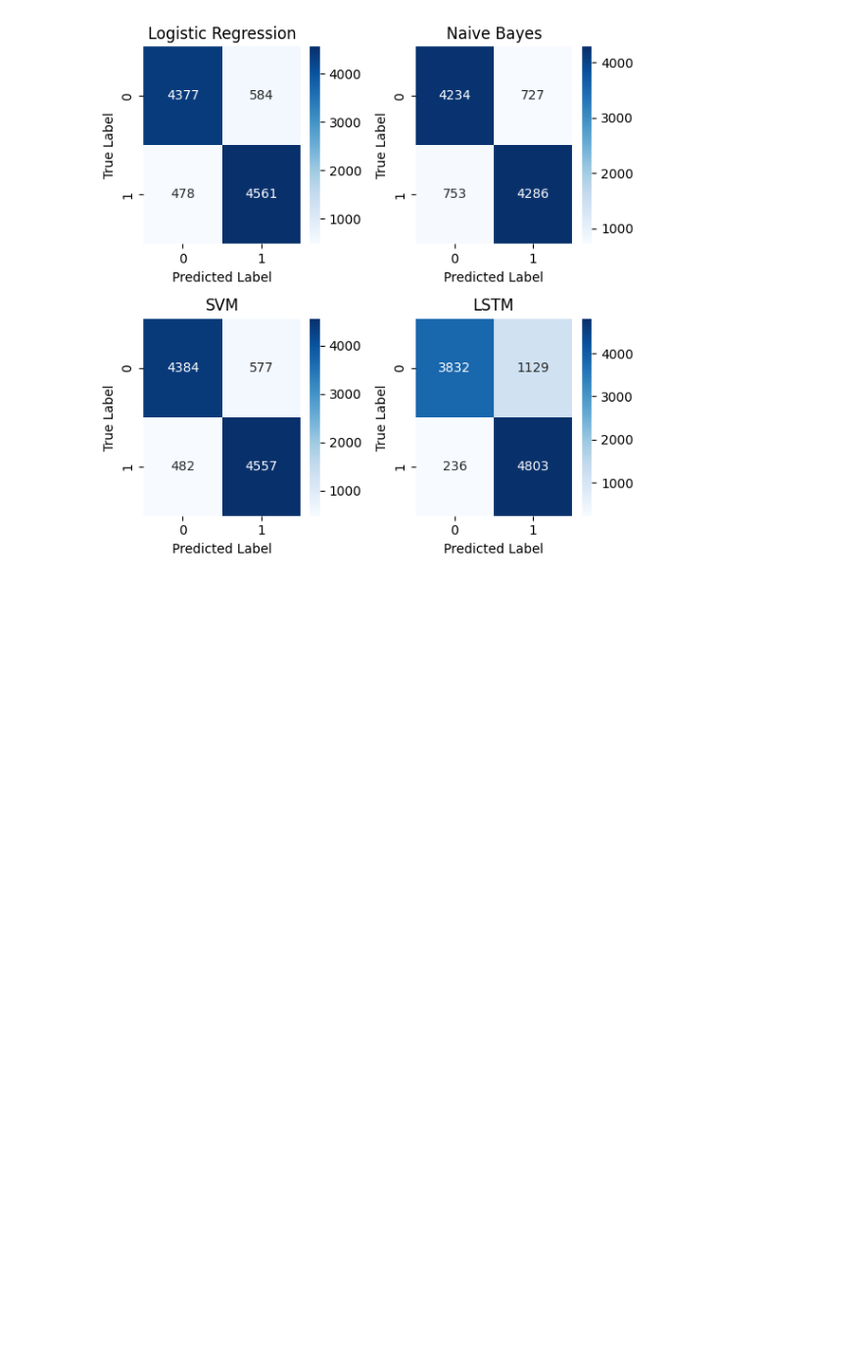
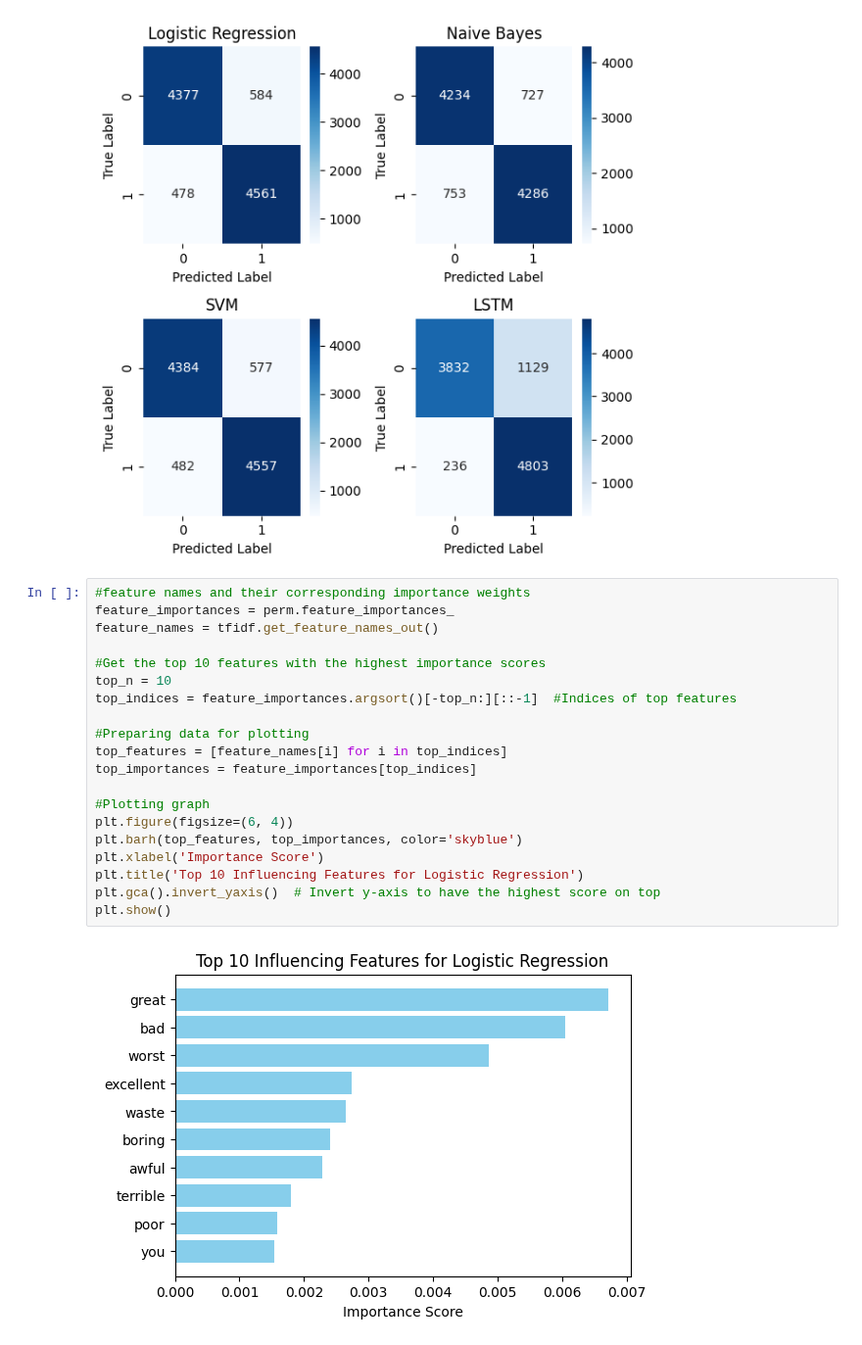
Before and after one commit to sushithadevaraju/sentiment-analysis-of-imdb, a Jupyter notebook: final_code.ipynb, the cells around one changed output. Shown at 98% size. Cells and saved outputs as stored; diff of their text form; blank space fills up the shorter version.

```diff
--- a/final_code.ipynb
+++ b/final_code.ipynb
@@ -471,3 +471,25 @@ plt.tight_layout()
 plt.show()
 # %% [output]
 [figure]
+# %%
+#feature names and their corresponding importance weights
+feature_importances = perm.feature_importances_
+feature_names = tfidf.get_feature_names_out()
+
+#Get the top 10 features with the highest importance scores
+top_n = 10
+top_indices = feature_importances.argsort()[-top_n:][::-1]  #Indices of top features
+
+#Preparing data for plotting
+top_features = [feature_names[i] for i in top_indices]
+top_importances = feature_importances[top_indices]
+
+#Plotting graph
+plt.figure(figsize=(6, 4))
+plt.barh(top_features, top_importances, color='skyblue')
+plt.xlabel('Importance Score')
+plt.title('Top 10 Influencing Features for Logistic Regression')
+plt.gca().invert_yaxis()  # Invert y-axis to have the highest score on top
+plt.show()
+# %% [output]
+[figure, added]
```
